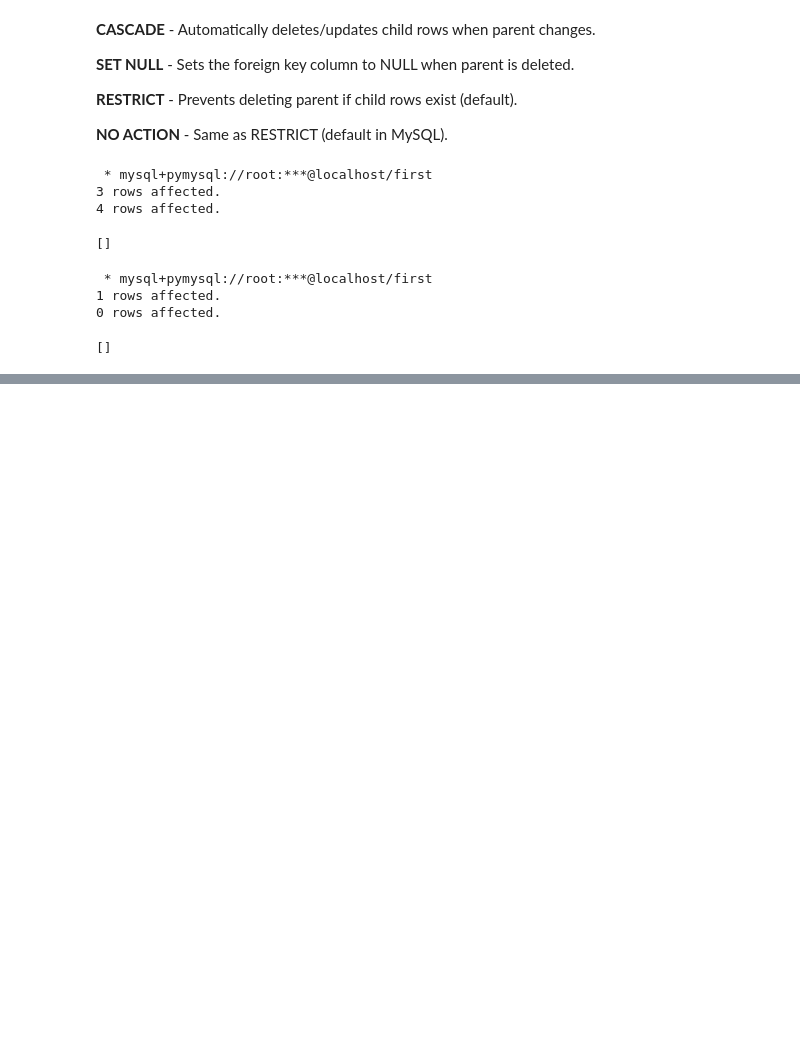
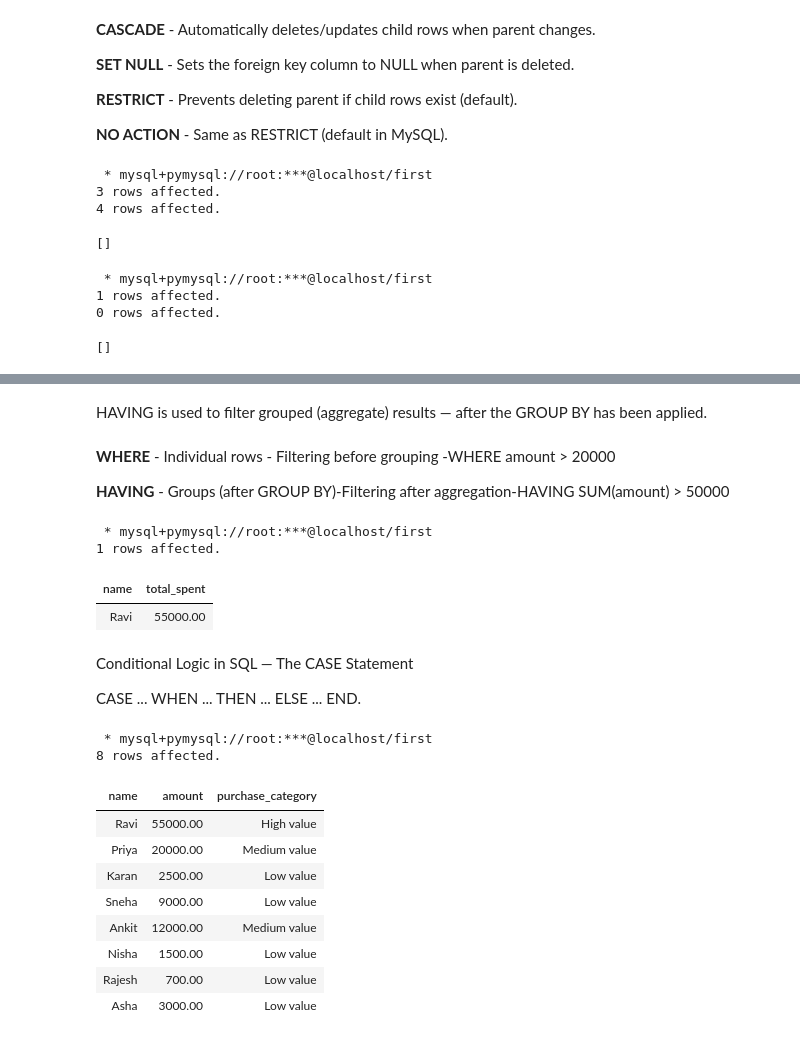
Before and after one commit to PushpalathaSK/AI_Practice, a Jupyter notebook: practice.ipynb, the cells around one changed output, grey strips where cells are left out. Saved outputs shown, nothing was run; the diff lists cells and outputs as text; code cells hidden in the pictures; blank space fills up the shorter version.

Commit message:
Agg func,operators,conditional

```diff
--- a/practice.ipynb
+++ b/practice.ipynb
@@ -381,0 +473,45 @@ SHOW INDEX FROM employees;
+# %% [markdown]
+HAVING is used to filter grouped (aggregate) results —
+after the GROUP BY has been applied.
+# %% [markdown]
+
+**WHERE** - Individual rows	- Filtering before grouping	-WHERE amount > 20000
+
+**HAVING** - Groups (after GROUP BY)-Filtering after aggregation-HAVING SUM(amount) > 50000
+# %%
+%%sql
+SELECT name, SUM(amount) AS total_spent
+FROM customer
+GROUP BY name
+HAVING SUM(amount) > 50000;
+# %% [output]
+ * mysql+pymysql://root:***@localhost/first
+1 rows affected.
+| name | total_spent |
+| Ravi | 55000.00 |
+# %% [markdown]
+Conditional Logic in SQL — The CASE Statement
+
+CASE ... WHEN ... THEN ... ELSE ... END.
+# %%
+%%sql
+
+SELECT name,amount,
+    CASE
+        WHEN amount>30000 THEN 'High value'
+        WHEN amount BETWEEN 10000 AND 29999 THEN 'Medium value'
+        ELSE 'Low value'
+    END AS purchase_category
+FROM customer;
+# %% [output]
+ * mysql+pymysql://root:***@localhost/first
+8 rows affected.
+| name | amount | purchase_category |
+| Ravi | 55000.00 | High value |
+| Priya | 20000.00 | Medium value |
+| Karan | 2500.00 | Low value |
+| Sneha | 9000.00 | Low value |
+| Ankit | 12000.00 | Medium value |
+| Nisha | 1500.00 | Low value |
+| Rajesh | 700.00 | Low value |
+| Asha | 3000.00 | Low value |
```
Also changed, not shown: parts of 10 cells of this notebook.
